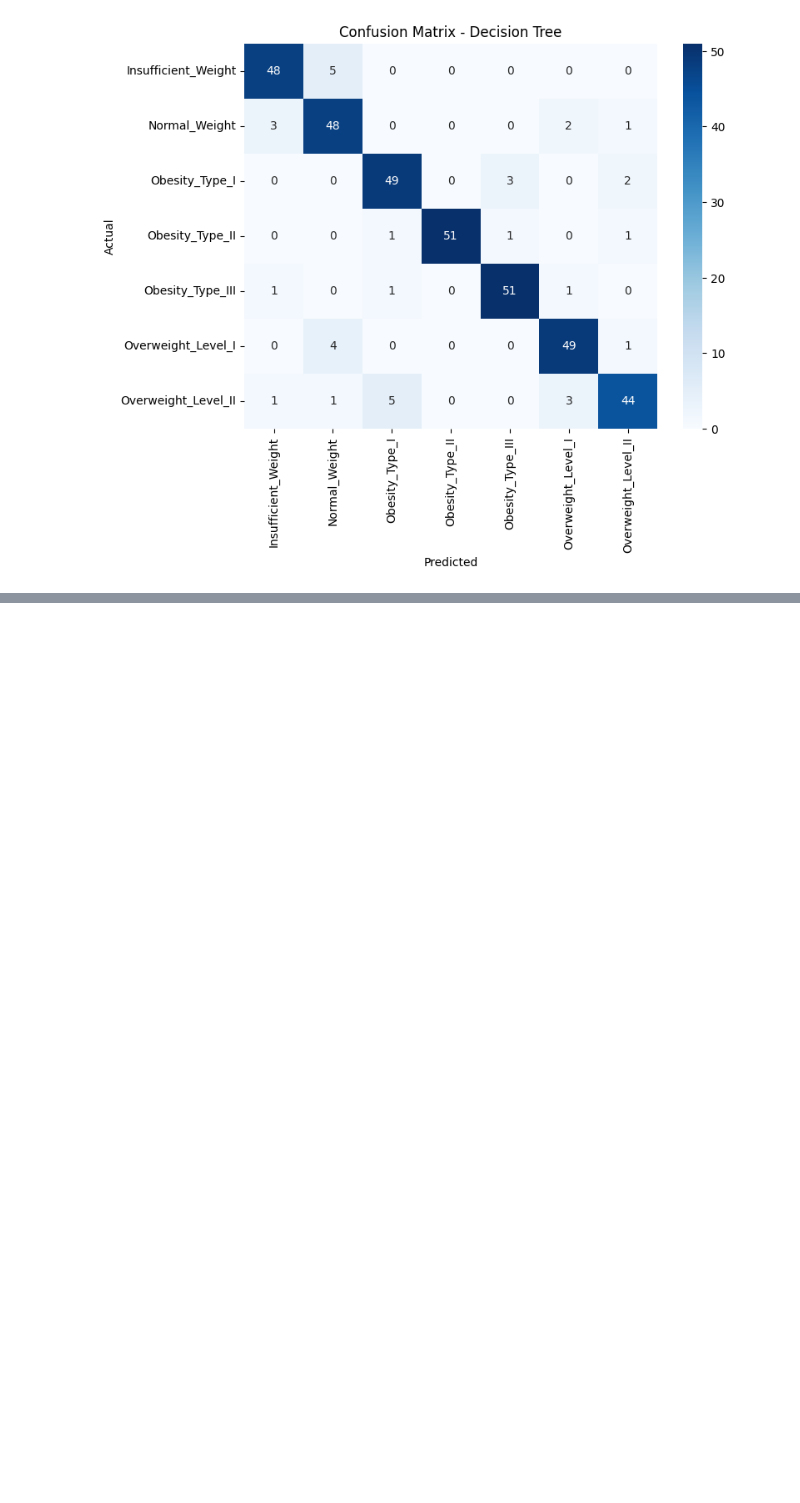
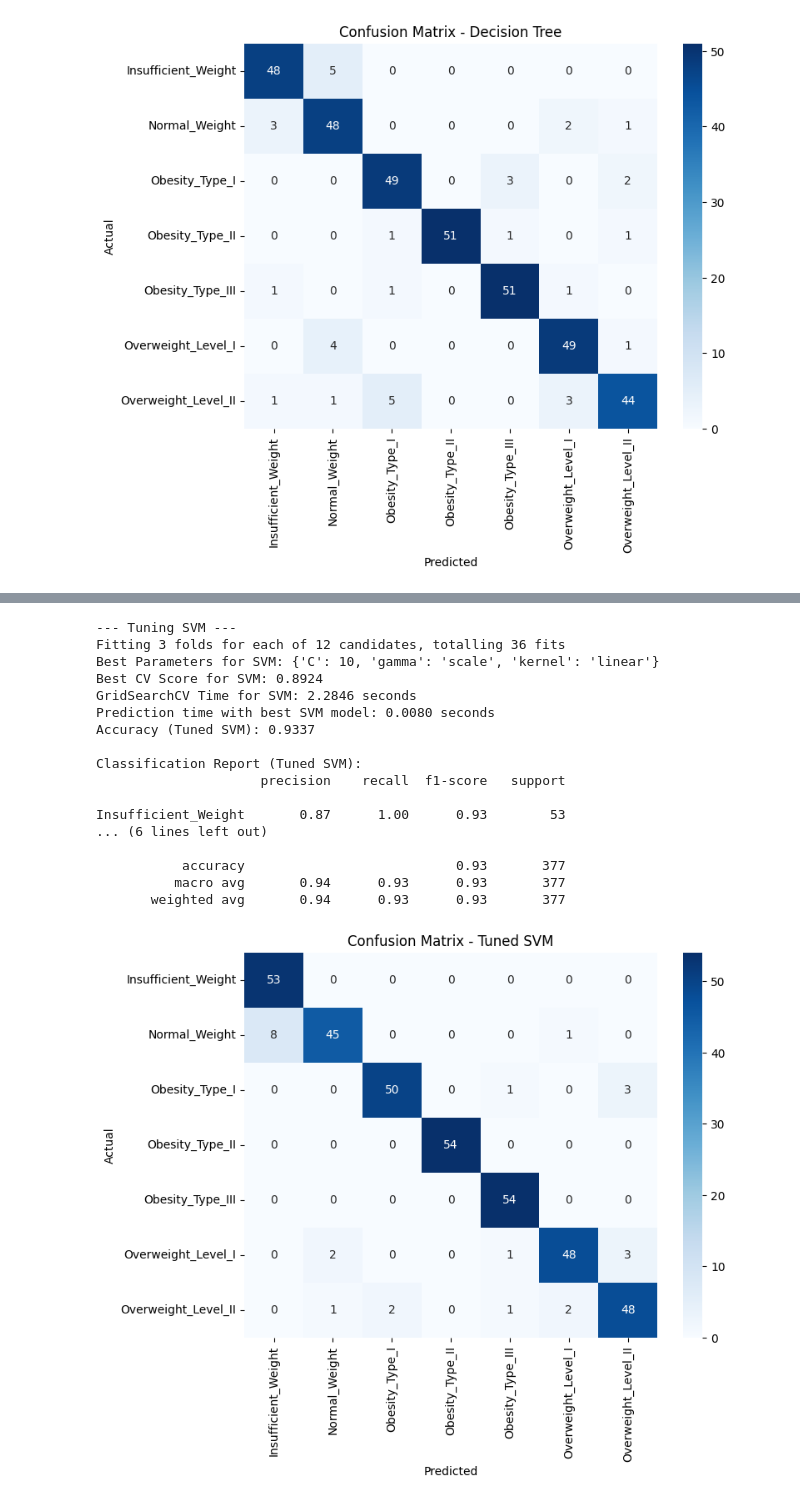
Before and after one commit to Fadhilah25/PROJECT-BENGKOD, a Jupyter notebook: main/obesity.ipynb, the cells around one changed output, grey strips where cells are left out. Drawn from its saved outputs; the diff is of its cells as text; code cells hidden in the pictures; blank space fills up the shorter version.

```diff
--- a/main/obesity.ipynb
+++ b/main/obesity.ipynb
@@ -811,0 +984,60 @@ model_performance['Decision Tree'] = {'accuracy': accuracy_dt, 'train_time': tra
+# %%
+# --- 3. Support Vector Machine (SVM) (Tuned) ---
+print("\n--- Tuning SVM ---")
+param_grid_svm = {
+    'C': [0.1, 1, 10],
+    'kernel': ['linear', 'rbf'],
+    'gamma': ['scale', 'auto'] # Only for rbf, poly, sigmoid
+}
+svm_model_tuned = SVC(random_state=42, probability=True) # probability=True can be slow but useful for some metrics
+grid_search_svm = GridSearchCV(estimator=svm_model_tuned, param_grid=param_grid_svm, cv=3, scoring='accuracy', verbose=1, n_jobs=-1) # Reduced CV for speed
+
+start_time_grid_search_svm = time.time()
+grid_search_svm.fit(X_train, y_train)
+end_time_grid_search_svm = time.time()
+grid_search_time_svm = end_time_grid_search_svm - start_time_grid_search_svm
+
+best_svm_model = grid_search_svm.best_estimator_
+print(f"Best Parameters for SVM: {grid_search_svm.best_params_}")
+print(f"Best CV Score for SVM: {grid_search_svm.best_score_:.4f}")
+print(f"GridSearchCV Time for SVM: {grid_search_time_svm:.4f} seconds")
+
+start_time_pred_best_svm = time.time()
+y_pred_best_svm = best_svm_model.predict(X_test)
+end_time_pred_best_svm = time.time()
+prediction_time_best_svm = end_time_pred_best_svm - start_time_pred_best_svm
+print(f"Prediction time with best SVM model: {prediction_time_best_svm:.4f} seconds")
+
+accuracy_best_svm = accuracy_score(y_test, y_pred_best_svm)
+print(f"Accuracy (Tuned SVM): {accuracy_best_svm:.4f}")
+print("\nClassification Report (Tuned SVM):")
+print(classification_report(y_test, y_pred_best_svm, target_names=class_names))
+
+cm_best_svm = confusion_matrix(y_test, y_pred_best_svm)
+plt.figure(figsize=(8, 6))
+sns.heatmap(cm_best_svm, annot=True, fmt='d', cmap='Blues', xticklabels=class_names, yticklabels=class_names)
+plt.title('Confusion Matrix - Tuned SVM')
+plt.xlabel('Predicted')
+plt.ylabel('Actual')
+plt.show()
+
+model_performance['SVM (Tuned)'] = {'accuracy': accuracy_best_svm, 'train_time': grid_search_time_svm, 'pred_time': prediction_time_best_svm}
+# %% [output]
+--- Tuning SVM ---
+Fitting 3 folds for each of 12 candidates, totalling 36 fits
+Best Parameters for SVM: {'C': 10, 'gamma': 'scale', 'kernel': 'linear'}
+Best CV Score for SVM: 0.8924
+GridSearchCV Time for SVM: 2.2846 seconds
+Prediction time with best SVM model: 0.0080 seconds
+Accuracy (Tuned SVM): 0.9337
+
+Classification Report (Tuned SVM):
+                     precision    recall  f1-score   support
+
+Insufficient_Weight       0.87      1.00      0.93        53
+... (6 lines left out)
+
+           accuracy                           0.93       377
+          macro avg       0.94      0.93      0.93       377
+       weighted avg       0.94      0.93      0.93       377
+[figure, added]
```
Also changed, not shown: parts of 14 cells of this notebook.
